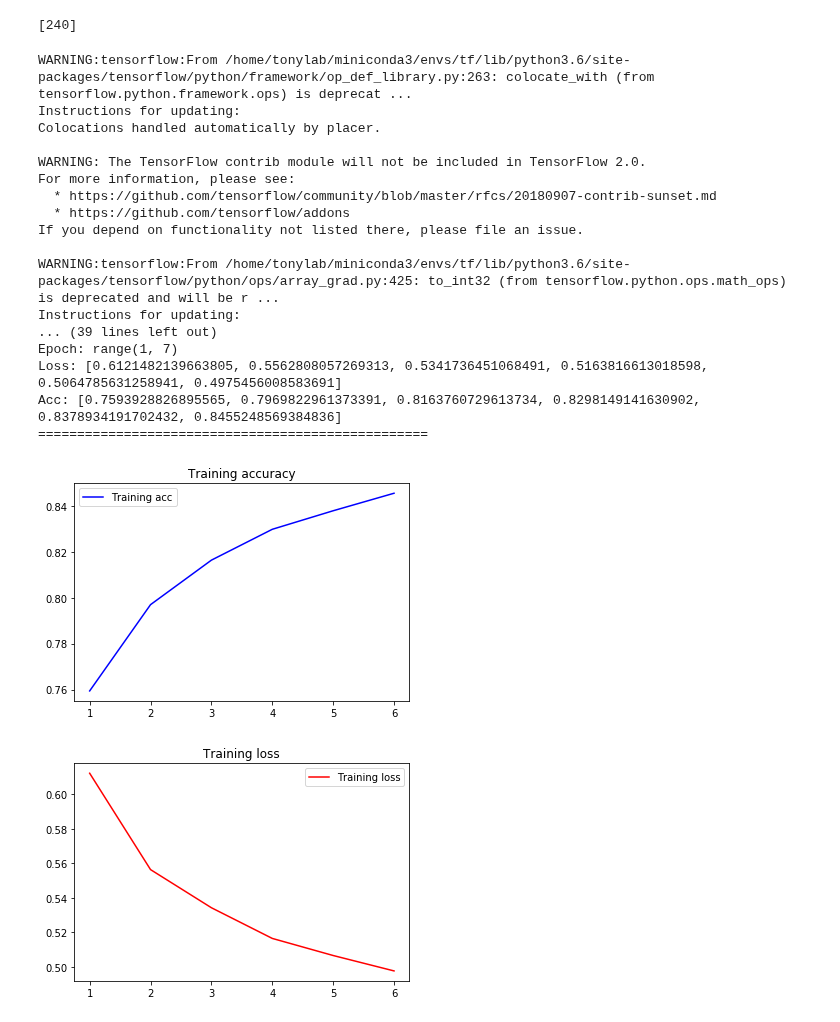
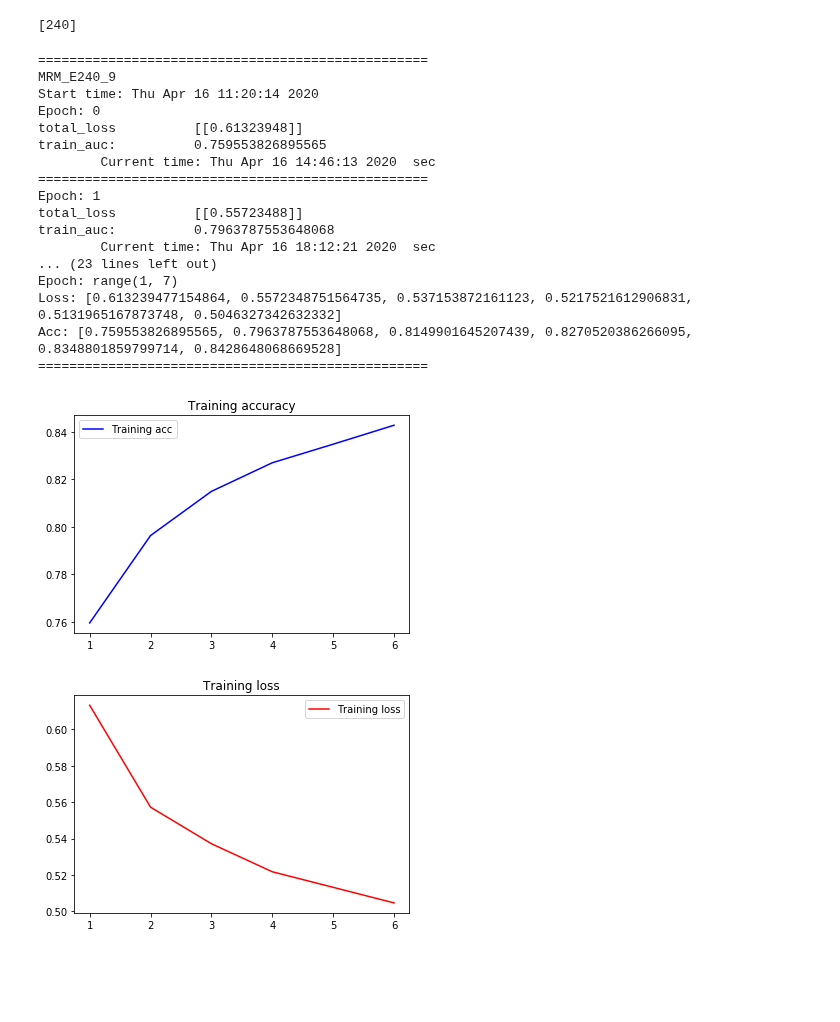
Before and after one commit to arrowill74/GPUbackup, a Jupyter notebook: MRM/MRM-GridSearch.ipynb, the cells around one changed output. Saved outputs shown, nothing was run; the diff lists cells and outputs as text; code cells hidden in the pictures; blank space fills up the shorter version.

```diff
--- a/MRM/MRM-GridSearch.ipynb
+++ b/MRM/MRM-GridSearch.ipynb
@@ -360,7 +360,7 @@ print(search_list)
 # %% [output]
 [240]
 # %%
-idx = 5
+idx = 8
 for embedding_dims in search_list:
     idx += 1
     SAVE_NAME = 'MRM_E{}_{}'.format(embedding_dims, idx)
@@ -384,11 +384,11 @@ for embedding_dims in search_list:
 
     with tf.variable_scope("item_level"):
         user_latent = tf.get_variable("user_latent", [usr_nb, latent_dim],
-                                      initializer=tf.random_normal_initializer(0,0.1,seed=8))
+                                      initializer=tf.random_normal_initializer(0,0.1,seed=3))
         item_latent = tf.get_variable("item_latent", [movie_nb, latent_dim],
-                                      initializer=tf.random_normal_initializer(0,0.1,seed=9))
+                                      initializer=tf.random_normal_initializer(0,0.1,seed=3))
         aux_item = tf.get_variable("aux_item", [movie_nb, latent_dim],
-                                   initializer=tf.random_normal_initializer(0,0.1,seed=10))
+                                   initializer=tf.random_normal_initializer(0,0.1,seed=3))
 
     #     W1 = tf.get_variable("W1", [usr_nb, movie_nb, latent_dim], initializer=tf.contrib.layers.xavier_initializer())
         Wu = tf.get_variable("Wu", [usr_nb, movie_nb, latent_dim], initializer=tf.contrib.layers.xavier_initializer())
@@ -495,7 +495,7 @@ for embedding_dims in search_list:
                 0.01 * tf.reduce_sum(tf.multiply(wu, wu)),
                 0.01 * tf.reduce_sum(tf.multiply(wy, wy)),
                 0.01 * tf.reduce_sum(tf.multiply(wa, wa)),
-                0.001 * tf.reduce_sum(tf.multiply(wv,wv)),#0.01 * tf.reduce_sum(tf.multiply(wv,wv)),
+                0.1 * tf.reduce_sum(tf.multiply(wv,wv)),#0.01 * tf.reduce_sum(tf.multiply(wv,wv)),
 
                 0.001 * tf.reduce_sum(tf.multiply(beta,beta)),
                 0.01 * tf.reduce_sum(tf.multiply(embedding,embedding))
@@ -504,47 +504,47 @@ for embedding_dims in search_list:
     loss = l2_norm - tf.log(tf.sigmoid(xuij)) # objective funtion
     train_op = tf.train.AdamOptimizer(learning_rate=0.0001).minimize(loss) #parameter optimize
     auc = tf.reduce_mean(tf.to_float(xuij > 0))
 
     loss_acc_list = training(SAVE_NAME)
 
     # training history
     epochs = range(1, len(loss_acc_list) + 1)
     print('Epoch:', epochs)
     loss = [ls[0].tolist()[0][0] for ls in loss_acc_list]
     print('Loss:', loss)
     acc = [ls[1] for ls in loss_acc_list]
     print('Acc:', acc)
     print('==================================================')
 
     plt.figure()
     plt.plot(epochs, acc, 'b', label='Training acc')
     plt.title('Training accuracy')
     plt.legend()
     plt.show()
 
     plt.figure()
     plt.plot(epochs, loss, 'r', label='Training loss')
     plt.title('Training loss')
     plt.legend()
     plt.show()
 #     print('==================================================')
 # %% [output]
-WARNING:tensorflow:From /home/tonylab/miniconda3/envs/tf/lib/python3.6/site-packages/tensorflow/python/framework/op_def_library.py:263: colocate_with (from tensorflow.python.framework.ops) is deprecat ...
-Instructions for updating:
-Colocations handled automatically by placer.
-
-WARNING: The TensorFlow contrib module will not be included in TensorFlow 2.0.
-For more information, please see:
-  * https://github.com/tensorflow/community/blob/master/rfcs/20180907-contrib-sunset.md
-  * https://github.com/tensorflow/addons
-If you depend on functionality not listed there, please file an issue.
-
-WARNING:tensorflow:From /home/tonylab/miniconda3/envs/tf/lib/python3.6/site-packages/tensorflow/python/ops/array_grad.py:425: to_int32 (from tensorflow.python.ops.math_ops) is deprecated and will be r ...
-Instructions for updating:
-... (39 lines left out)
+==================================================
+MRM_E240_9
+Start time: Thu Apr 16 11:20:14 2020
+Epoch: 0
+total_loss          [[0.61323948]]
+train_auc:          0.759553826895565
+        Current time: Thu Apr 16 14:46:13 2020  sec
+==================================================
+Epoch: 1
+total_loss          [[0.55723488]]
+train_auc:          0.7963787553648068
+        Current time: Thu Apr 16 18:12:21 2020  sec
+... (23 lines left out)
 Epoch: range(1, 7)
-Loss: [0.6121482139663805, 0.5562808057269313, 0.5341736451068491, 0.5163816613018598, 0.5064785631258941, 0.4975456008583691]
-Acc: [0.7593928826895565, 0.7969822961373391, 0.8163760729613734, 0.8298149141630902, 0.8378934191702432, 0.8455248569384836]
+Loss: [0.613239477154864, 0.5572348751564735, 0.537153872161123, 0.5217521612906831, 0.5131965167873748, 0.5046327342632332]
+Acc: [0.759553826895565, 0.7963787553648068, 0.8149901645207439, 0.8270520386266095, 0.8348801859799714, 0.8428648068669528]
 ==================================================
-[figure, old version]
+[figure, new version]
-[figure, old version]
+[figure, new version]
```
